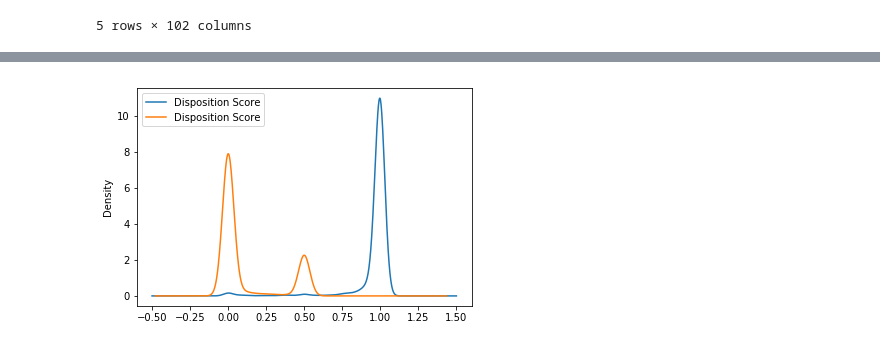
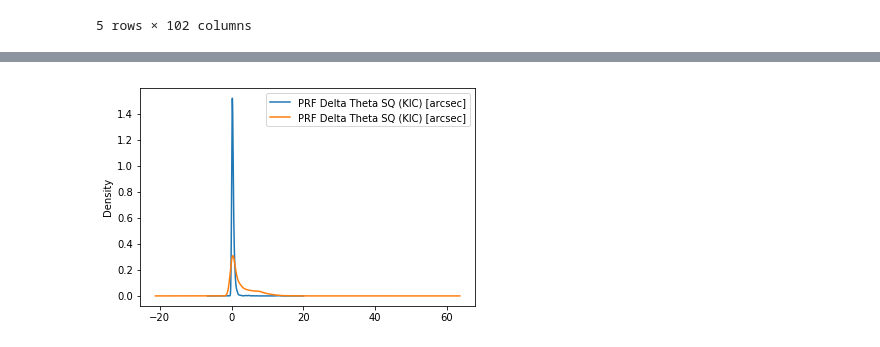
Before and after one commit to josiahcoad/LaSerenaDataScience, a Jupyter notebook: Expermental.ipynb, the cells around one changed output, grey strips where cells are left out. Drawn from its saved outputs; the diff is of its cells as text; code cells hidden in the pictures.

```diff
--- a/Expermental.ipynb
+++ b/Expermental.ipynb
@@ -69,18 +70,19 @@ raw.head()
 5 rows × 102 columns
 # %%
 target_name = 'Exoplanet Archive Disposition'
-feature_names = list(raw.columns[4:])
-data = raw[[target_name, *feature_names]]
-# remove canidates for prediction (2244 rows)
-data = raw[raw[target_name] != 'CANDIDATE']
+feature_names = list(set(raw.columns[4:]) - set(['Disposition Score']))
 # IMPUTE
 # Fill Disposition Score with 0.5
-data['Disposition Score'].fillna(.5, inplace=True)
+raw_withoutna[:] = raw[:]
+raw_withoutna['Disposition Score'].fillna(.5, inplace=True)
 # Fill flags with 0
 flag_names = ['Not Transit-Like False Positive Flag', 'Stellar Eclipse False Positive Flag', 'Centroid Offset False Positive Flag', 'Ephermeris Match Indicates Contamination False Positive Flag']
-data[flag_names].fillna(0, inplace=True)
+raw_withoutna[flag_names].fillna(0, inplace=True)
 # Fill all other nulls with median
-data.fillna(data.median(), inplace=True)
+raw_withoutna.fillna(data.median(), inplace=True)
+# remove canidates for prediction (2244 rows)
+data = raw[[target_name, *feature_names]]
+data = raw_withoutna[raw_withoutna[target_name] != 'CANDIDATE']
 print(data.shape)
 data.head()
 # %% [output]
@@ -106,4 +96,0 @@ X_train, X_test, y_train, y_test = \
-# %%
-clf = RandomForestClassifier()
-clf.fit(X_train, y_train)
-y_pred = clf.predict(X_test)
@@ -116,7 +110,8 @@ sns.heatmap(confusion, annot=True)
 # %%
+clf.fit(data[feature_names], data[target_name])
 values = list(zip(data[feature_names], clf.feature_importances_))
 #plt.barh(range(len(clf.feature_importances_)), [x[1] for x in values])
-sortd = sorted(values, reverse = True, key= lambda x: x[1])[:20]
+sortd = sorted(values, reverse = True, key= lambda x: x[1])
 important_names = [s[0] for s in sortd]
-sortd
+sortd[:10]
 # %% [output]
@@ -177,7 +169,8 @@ dtype: int64
 # %%
-# here we look at the most important feature
+# here we take a deep look at the most important feature
 fig, axs = plt.subplots(ncols=1)
-koi_score = data[['Disposition Score', target_name]]
-koi_score.groupby(data[target_name]).plot(kind='kde', ax=axs)
-koi_score.groupby(data[target_name]).describe()
+top = data[[important_names[0], target_name]]
+# remove outliers for graphing
+top.groupby(target_name).plot(kind='kde', ax=axs)
+top.groupby(target_name).describe()
 # %% [output]
@@ -189 +182 @@ koi_score.groupby(data[target_name]).describe()
-[figure, old version]
+[figure, new version]
```
Also changed, not shown: parts of 23 cells of this notebook.
